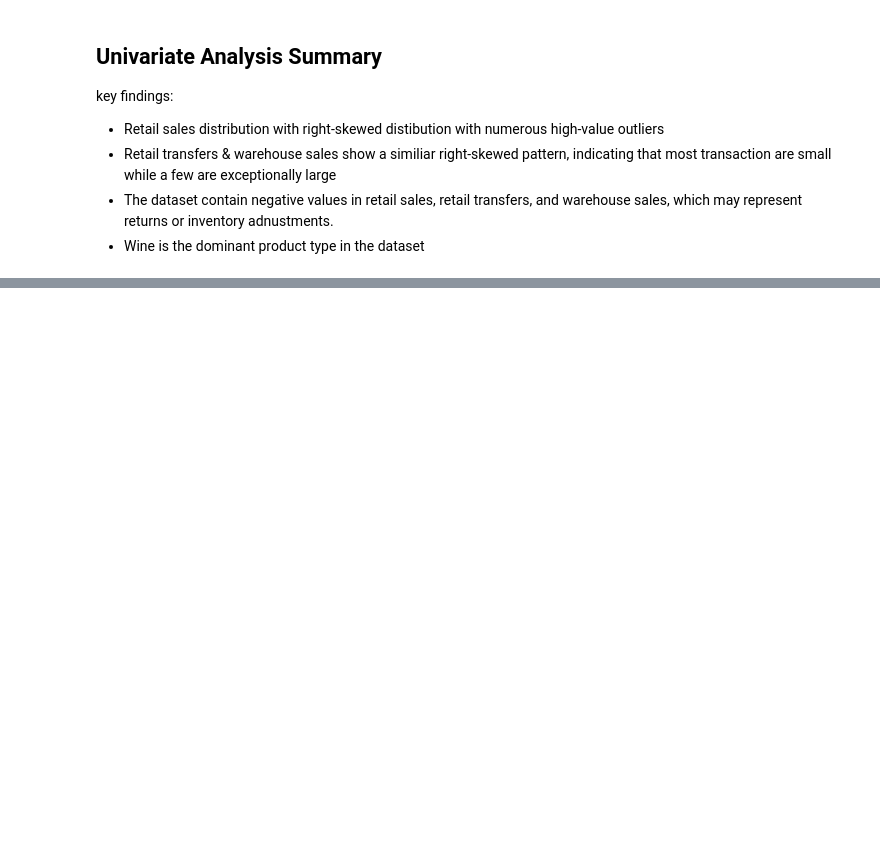
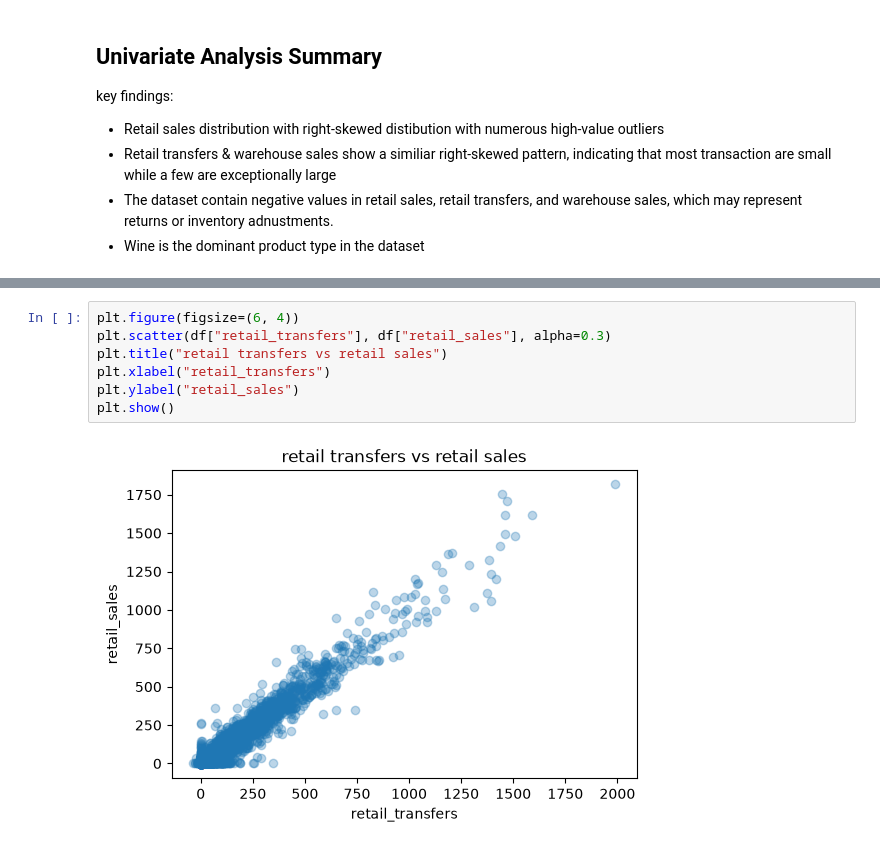
Before and after one commit to Rafsen-cell/retail-sales-prediction, a Jupyter notebook: notebooks/03-EDA.ipynb, the cells around one changed output, grey strips where cells are left out. Saved outputs shown, nothing was run; the diff lists cells and outputs as text; blank space fills up the shorter version.

```diff
--- a/notebooks/03-EDA.ipynb
+++ b/notebooks/03-EDA.ipynb
@@ -287,0 +343,9 @@ key findings:
+# %%
+plt.figure(figsize=(6, 4))
+plt.scatter(df["retail_transfers"], df["retail_sales"], alpha=0.3)
+plt.title("retail transfers vs retail sales")
+plt.xlabel("retail_transfers")
+plt.ylabel("retail_sales")
+plt.show()
+# %% [output]
+[figure, added]
```
Also changed, not shown: parts of 21 cells of this notebook, 2 other files.
